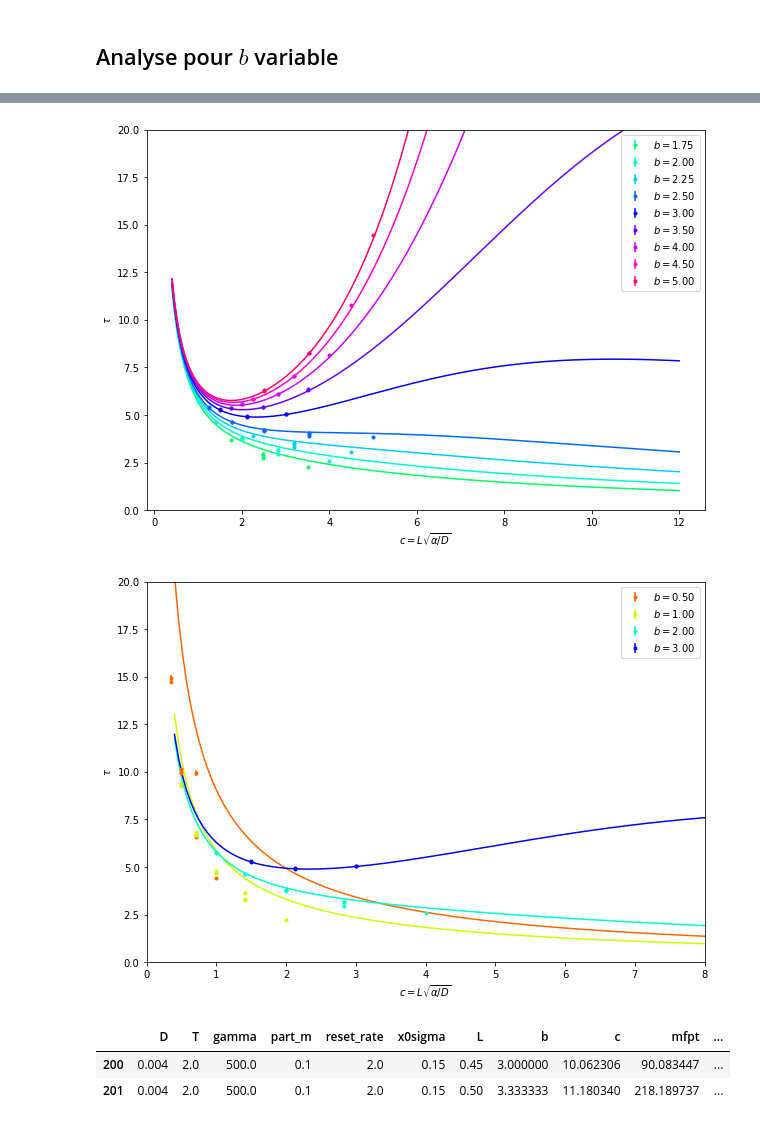
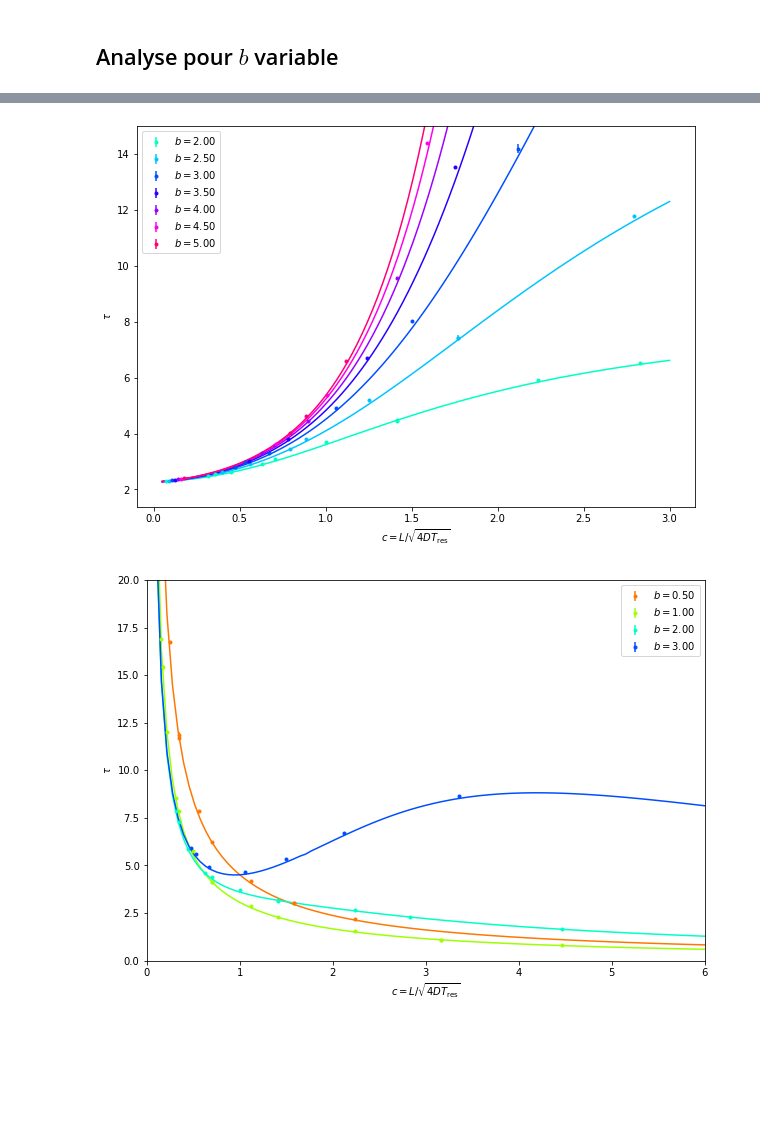
Before and after one commit to xif-fr/BrownianMotion, a Jupyter notebook: langevin-mfpt/langevin-mfpt.ipynb, the cells around one changed output, grey strips where cells are left out. Drawn from its saved outputs; the diff is of its cells as text; code cells hidden in the pictures; blank space fills up the shorter version.

Commit message:
final mfpt data for periodical resetting

```diff
--- a/langevin-mfpt/langevin-mfpt.ipynb
+++ b/langevin-mfpt/langevin-mfpt.ipynb
@@ -179,0 +185,2 @@ def annotate_i (Res_b):
+# %%
+tau_th_cache = {}
@@ -179,0 +190,22 @@ def annotate_i (Res_b):
+# %%
+if reset_type == 'poisson': c_max = 12
+elif reset_type == 'per': c_max = 7.1
+
+plt.figure(figsize=(10,7))
+for b, Res_b in list(groups):
+
+    if b > 1.6 and len(Res_b) > group_pts_min:
+        c = np.linspace(0.05, c_max, 100)
+        name = 'highb'+str(b)
+        if not (name in tau_th_cache):
+            tau_th_cache[name] = th_tau(b,c)
+        plt.plot(c, tau_th_cache[name], color=colors[b])
+        c, tau, err = order_c_tau(Res_b)
+        plt.errorbar(c, tau, label=r"$b={:.2f}$".format(b), color=colors[b], yerr=err, fmt='.')
+        #annotate_i(Res_b)
+
+plt.ylim((0,45))
+plt.xlim((0,c_max))
+show_labels()
+plt.savefig("mfpt-"+reset_type+"-x0var-highb.pdf", bbox_inches='tight')
+plt.show()
@@ -180,45 +214,41 @@ def annotate_i (Res_b):
 # %%
 plt.figure(figsize=(10,7))
 for b, Res_b in list(groups):
 
-    if b > 1.6 and len(Res_b) > 4:
-        c = np.linspace(0.4, 12, 200)
-        plt.plot(c, tau_th(b,c), color=colors[b])
-        c, tau, err = order_c_tau(Res_b)
-        plt.errorbar(c, tau, label=r"$b={:.2f}$".format(b), color=colors[b], yerr=err, fmt='.')
+    if b > 1.6 and len(Res_b) > group_pts_min:
+        c = np.linspace(0.05, 3, 100)
+        name = 'highb-zoom'+str(b)
+        if not (name in tau_th_cache):
+            tau_th_cache[name] = th_tau(b,c)
+        plt.plot(c, c*tau_th_cache[name], color=colors[b])
+        c, tau, err = order_c_tau(Res_b, lambda c,_: c < 3)
+        plt.errorbar(c, c*tau, label=r"$b={:.2f}$".format(b), color=colors[b], yerr=c*err, fmt='.')
         #annotate_params(Res_b)
 
-plt.ylim((0,20))
-plt.xlabel(r"$c=L\sqrt{\alpha/D}$")
-plt.ylabel(r"$\tau$")
-plt.legend()
-#plt.savefig("mfpt-poisson-x0var-highb.pdf", bbox_inches='tight')
+plt.ylim((0.6*np.min(Res['c']*Res['tau']),15))
+show_labels()
+plt.savefig("mfpt-"+reset_type+"-x0var-highb-zoom.pdf", bbox_inches='tight')
 plt.show()
 # %% [output]
-[figure, old version]
+[figure, new version]
 # %%
 plt.figure(figsize=(10,7))
 for b, Res_b in list(groups):
 
     if b in [0.5,1.0,2.0,3.0]:
-        c = np.linspace(0.4, 12, 200)
-        plt.plot(c, tau_th(b,c), color=colors[b])
+        c = np.linspace(0.1, 6, 100)
+        name = 'commonb'+str(b)
+        if not (name in tau_th_cache):
+            tau_th_cache[name] = th_tau(b,c)
+        plt.plot(c, tau_th_cache[name], color=colors[b])
         c, tau, err = order_c_tau(Res_b)
         plt.errorbar(c, tau, label=r"$b={:.2f}$".format(b), color=colors[b], yerr=err, fmt='.')
         #annotate_params(Res_b)
 
 plt.ylim((0,20))
-plt.xlim((0,8))
-plt.xlabel(r"$c=L\sqrt{\alpha/D}$")
-plt.ylabel(r"$\tau$")
-plt.legend()
-#plt.savefig("mfpt-poisson-x0var-commonb.pdf", bbox_inches='tight')
+plt.xlim((0,6))
+show_labels()
+plt.savefig("mfpt-"+reset_type+"-x0var-commonb.pdf", bbox_inches='tight')
 plt.show()
 # %% [output]
-[figure, old version]
+[figure, new version]
-# %%
-Res[ Res['c'] > 10 ]
-# %% [output]
-|  | D | T | gamma | part_m | reset_rate | x0sigma | L | b | c | mfpt | ... |
-| 200 | 0.004 | 2.0 | 500.0 | 0.1 | 2.0 | 0.15 | 0.45 | 3.000000 | 10.062306 | 90.083447 | ... |
-| 201 | 0.004 | 2.0 | 500.0 | 0.1 | 2.0 | 0.15 | 0.50 | 3.333333 | 11.180340 | 218.189737 | ... |
```
Also changed, not shown: parts of 24 cells of this notebook.
